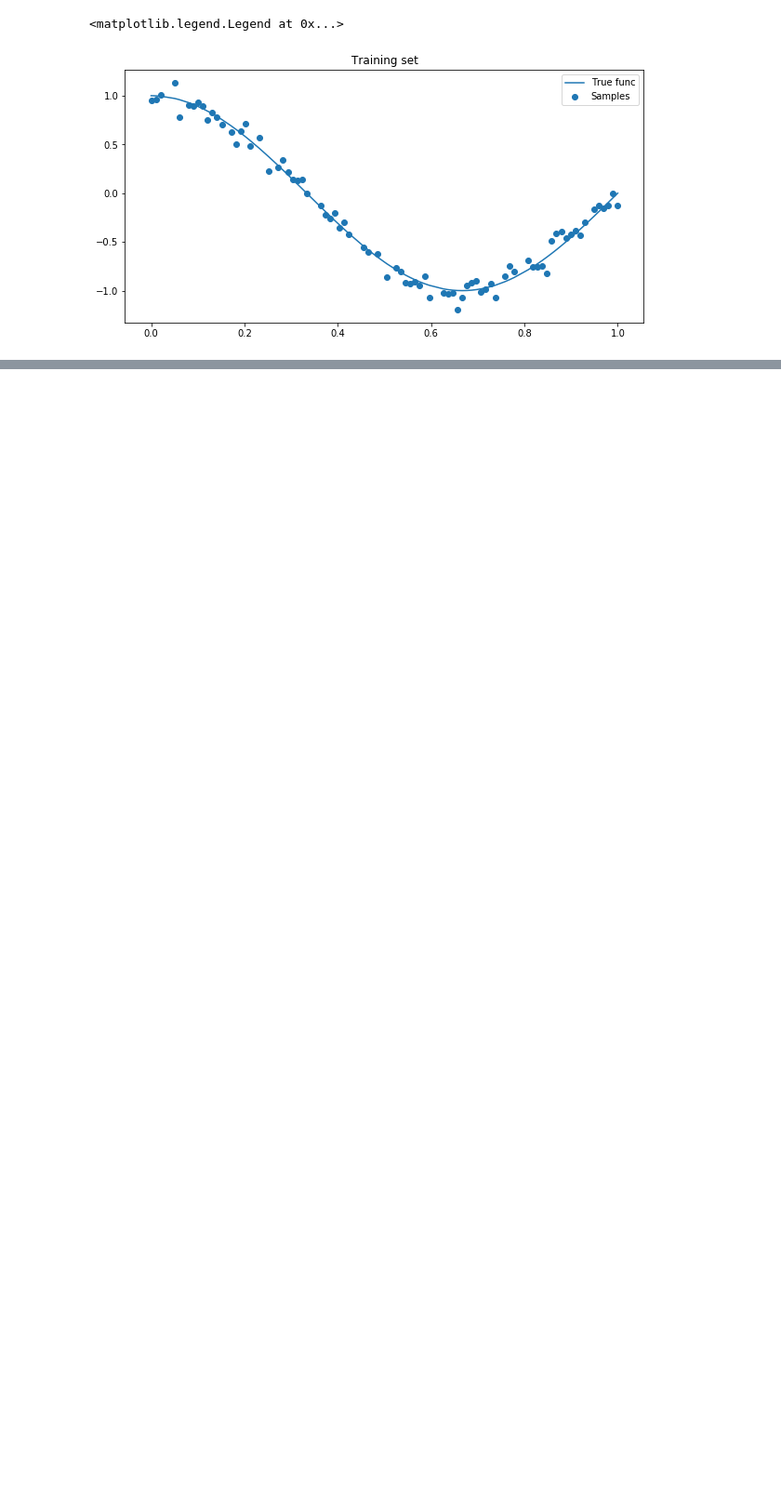
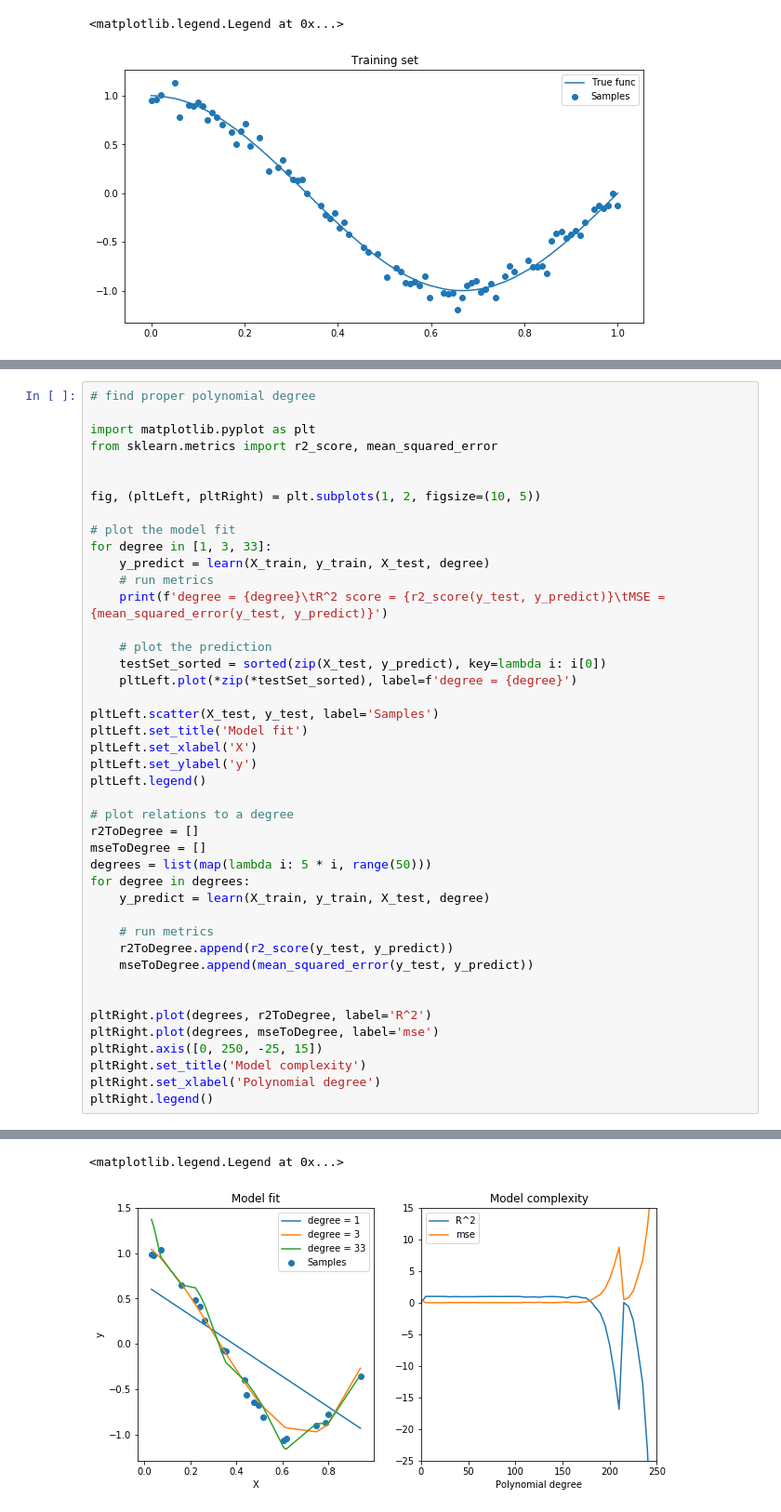
Before and after one commit to rZinnatov/machine-learning, a Jupyter notebook: supervised/regression/linear/polynomial/sci-kit.ipynb, the cells around one changed output, grey strips where cells are left out. Shown at 93% size. Cells and saved outputs as stored; diff of their text form; blank space fills up the shorter version.

Commit message:
Sci-kit polynomial linear regression: refactoring, add model complexity plot

```diff
--- a/supervised/regression/linear/polynomial/sci-kit.ipynb
+++ b/supervised/regression/linear/polynomial/sci-kit.ipynb
@@ -64,0 +59,44 @@ degree = 33     R^2 score = 0.957893062649744
+# %%
+# find proper polynomial degree
+
+import matplotlib.pyplot as plt
+from sklearn.metrics import r2_score, mean_squared_error
+
+
+fig, (pltLeft, pltRight) = plt.subplots(1, 2, figsize=(10, 5))
+
+# plot the model fit
+for degree in [1, 3, 33]:
+    y_predict = learn(X_train, y_train, X_test, degree)
+    # run metrics
+    print(f'degree = {degree}\tR^2 score = {r2_score(y_test, y_predict)}\tMSE = {mean_squared_error(y_test, y_predict)}')
+
+    # plot the prediction
+    testSet_sorted = sorted(zip(X_test, y_predict), key=lambda i: i[0])
+    pltLeft.plot(*zip(*testSet_sorted), label=f'degree = {degree}')
+
+pltLeft.scatter(X_test, y_test, label='Samples')
+pltLeft.set_title('Model fit')
+pltLeft.set_xlabel('X')
+pltLeft.set_ylabel('y')
+pltLeft.legend()
+
+# plot relations to a degree
+r2ToDegree = []
+mseToDegree = []
+degrees = list(map(lambda i: 5 * i, range(50)))
+for degree in degrees:
+    y_predict = learn(X_train, y_train, X_test, degree)
+
+    # run metrics
+    r2ToDegree.append(r2_score(y_test, y_predict))
+    mseToDegree.append(mean_squared_error(y_test, y_predict))
+
+
+pltRight.plot(degrees, r2ToDegree, label='R^2')
+pltRight.plot(degrees, mseToDegree, label='mse')
+pltRight.axis([0, 250, -25, 15])
+pltRight.set_title('Model complexity')
+pltRight.set_xlabel('Polynomial degree')
+pltRight.legend()
+# %% [output]
@@ -64,0 +106,2 @@ degree = 33     R^2 score = 0.957893062649744
+<matplotlib.legend.Legend at 0x...>
+[figure, added]
```
Also changed, not shown: parts of 2 cells of this notebook.
